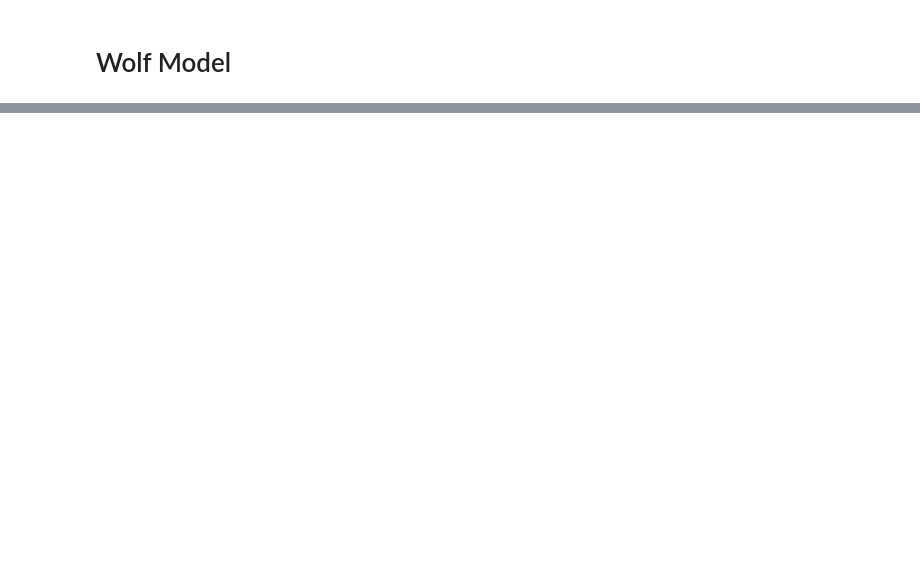
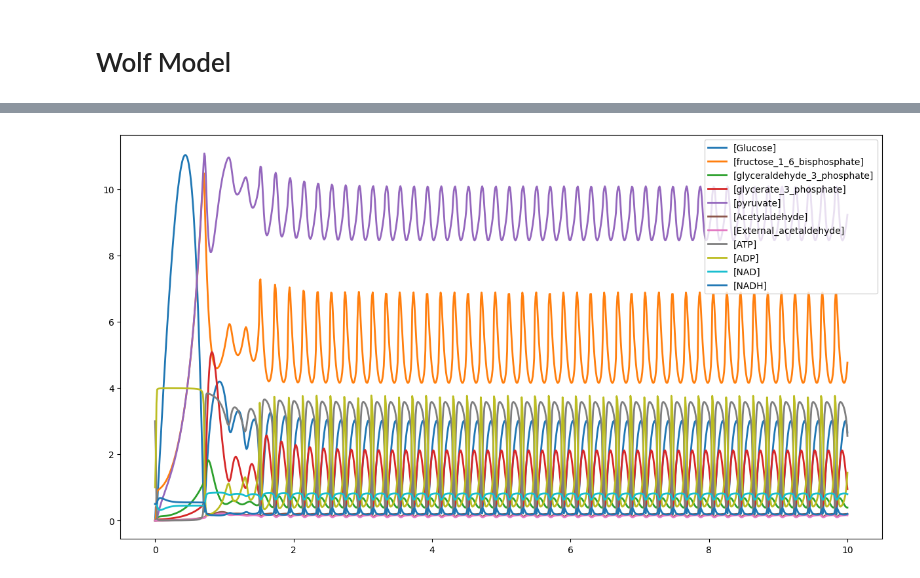
Before and after one commit to ModelEngineering/BIOEN-437, a Jupyter notebook: Lectures/Design-Of-Experiments/doe_two_way_design.ipynb, the cells around one changed output, grey strips where cells are left out. Drawn from its saved outputs; the diff is of its cells as text; code cells hidden in the pictures; blank space fills up the shorter version.

```diff
--- a/Lectures/Design-Of-Experiments/doe_two_way_design.ipynb
+++ b/Lectures/Design-Of-Experiments/doe_two_way_design.ipynb
@@ -56,7 +38,6 @@ A -> B; k*A
 k = 1
 A = 0
 """
-TEST_RR = te.loada(TEST_MODEL)
 # %%
 def arrToDF(arr):
     """
@@ -872,0 +215,7 @@ for prm in WOLF_FACTORS[1:3]:
+# %%
+# Plot the model
+rr = te.loada(WOLF_MODEL)
+rr.simulate(0, 10, 1000)
+rr.plot(figsize=(15, 8))
+# %% [output]
+[figure, added]
```
Also changed, not shown: parts of 107 cells of this notebook, 3 other files.
